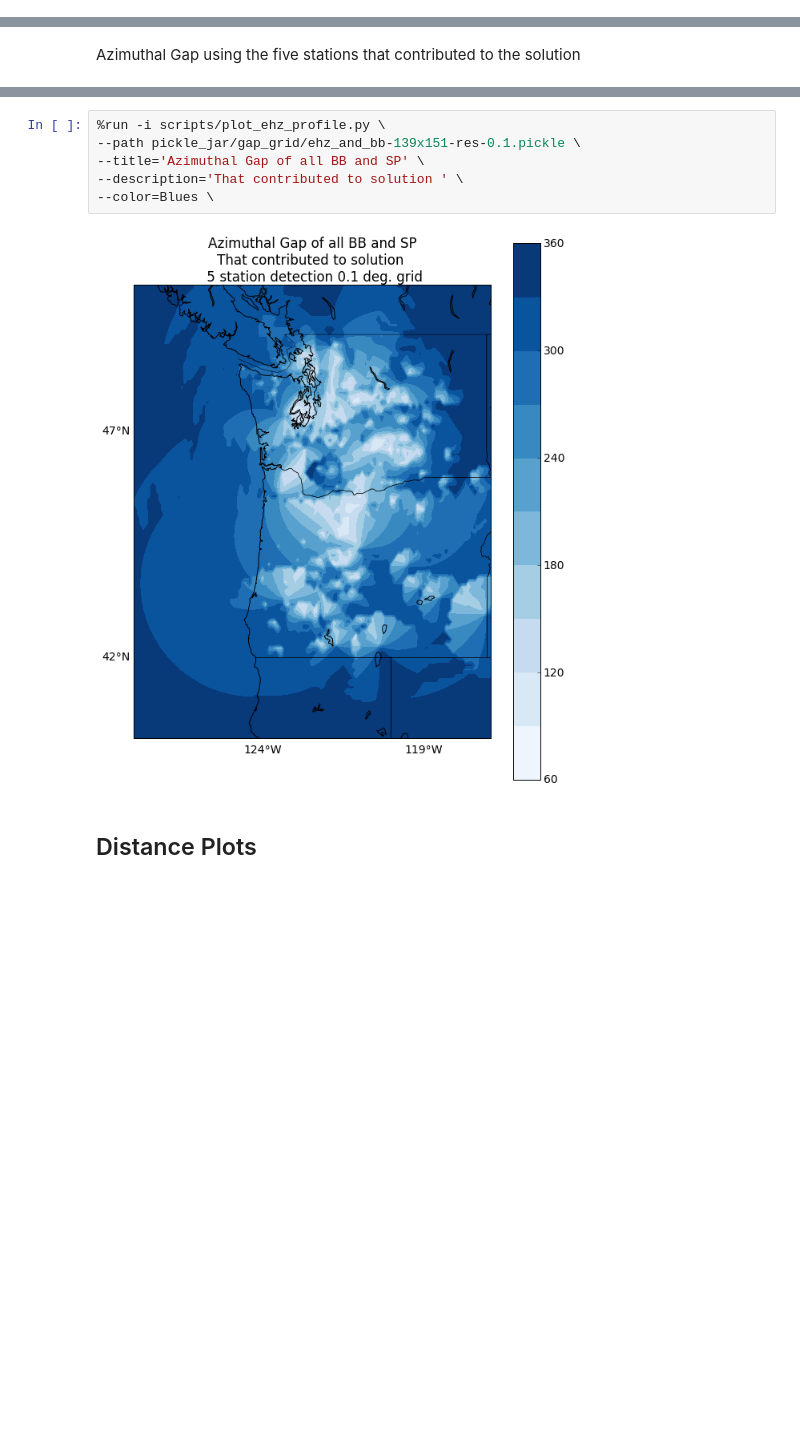
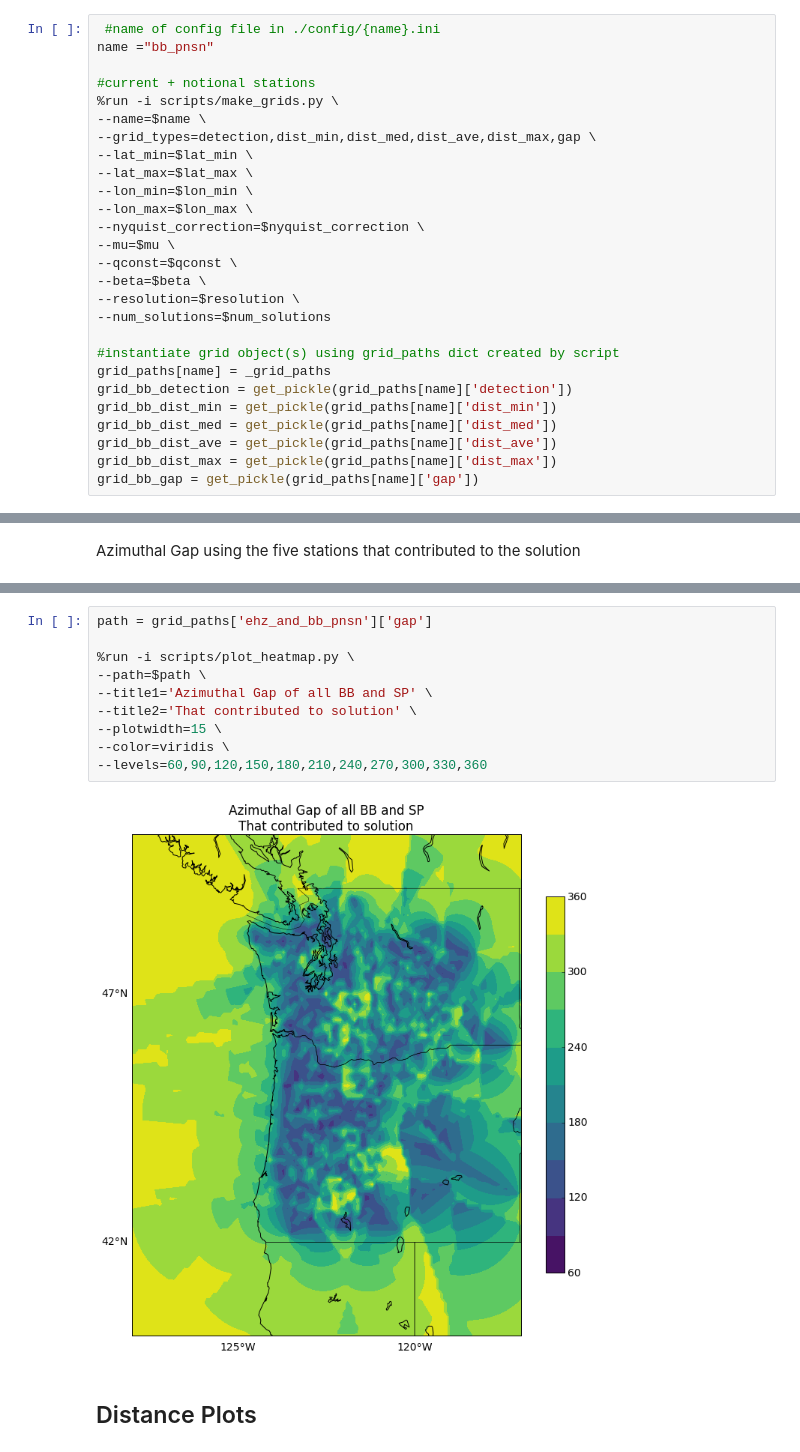
Before and after one commit to pnsn/magd_client, a Jupyter notebook: notebooks/2017 EHZ noise study 10-46-41-755.ipynb, the cells around one changed output, grey strips where cells are left out. Drawn from its saved outputs; the diff is of its cells as text; blank space fills up the shorter version.

```diff
--- a/notebooks/2017 EHZ noise study 10-46-41-755.ipynb
+++ b/notebooks/2017 EHZ noise study 10-46-41-755.ipynb
@@ -90,0 +146,27 @@ Profiling by noise...
+# %%
+ #name of config file in ./config/{name}.ini
+name ="bb_pnsn"
+
+#current + notional stations
+%run -i scripts/make_grids.py \
+--name=$name \
+--grid_types=detection,dist_min,dist_med,dist_ave,dist_max,gap \
+--lat_min=$lat_min \
+--lat_max=$lat_max \
+--lon_min=$lon_min \
+--lon_max=$lon_max \
+--nyquist_correction=$nyquist_correction \
+--mu=$mu \
+--qconst=$qconst \
+--beta=$beta \
+--resolution=$resolution \
+--num_solutions=$num_solutions
+
+#instantiate grid object(s) using grid_paths dict created by script
+grid_paths[name] = _grid_paths
+grid_bb_detection = get_pickle(grid_paths[name]['detection'])
+grid_bb_dist_min = get_pickle(grid_paths[name]['dist_min'])
+grid_bb_dist_med = get_pickle(grid_paths[name]['dist_med'])
+grid_bb_dist_ave = get_pickle(grid_paths[name]['dist_ave'])
+grid_bb_dist_max = get_pickle(grid_paths[name]['dist_max'])
+grid_bb_gap = get_pickle(grid_paths[name]['gap'])
@@ -154,11 +259,15 @@ Azimuthal Gap using the five stations that contributed to the solution
 # %%
-%run -i scripts/plot_ehz_profile.py \
---path pickle_jar/gap_grid/ehz_and_bb-139x151-res-0.1.pickle \
---title='Azimuthal Gap of all BB and SP' \
---description='That contributed to solution ' \
---color=Blues \
+path = grid_paths['ehz_and_bb_pnsn']['gap']
+
+%run -i scripts/plot_heatmap.py \
+--path=$path \
+--title1='Azimuthal Gap of all BB and SP' \
+--title2='That contributed to solution' \
+--plotwidth=15 \
+--color=viridis \
+--levels=60,90,120,150,180,210,240,270,300,330,360
 # %% [output]
-[figure, old version]
+[figure, new version]
 # %% [markdown]
 ## Distance Plots
 # %% [markdown]
```
Also changed, not shown: parts of 75 cells of this notebook, 12 other files.
